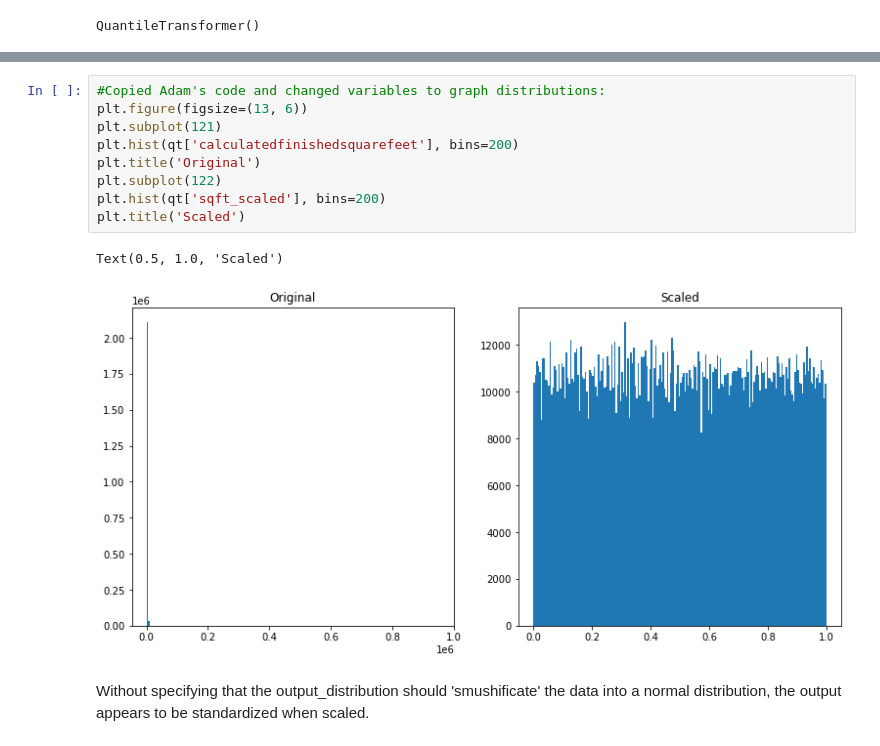
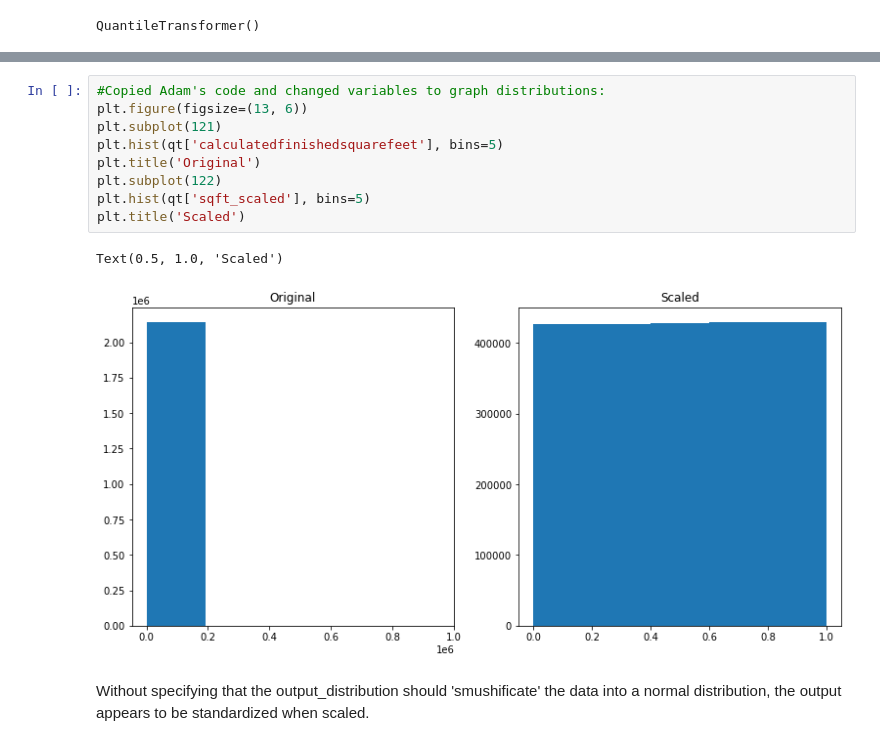
Before and after one commit to greg-maggard/regression_exercises, a Jupyter notebook: scaling.ipynb, the cells around one changed output, grey strips where cells are left out. Cells and saved outputs as stored; diff of their text form.

```diff
--- a/scaling.ipynb
+++ b/scaling.ipynb
@@ -252,15 +252,15 @@ qt
 # %%
 #Copied Adam's code and changed variables to graph distributions:
 plt.figure(figsize=(13, 6))
 plt.subplot(121)
-plt.hist(qt['calculatedfinishedsquarefeet'], bins=200)
+plt.hist(qt['calculatedfinishedsquarefeet'], bins=5)
 plt.title('Original')
 plt.subplot(122)
-plt.hist(qt['sqft_scaled'], bins=200)
+plt.hist(qt['sqft_scaled'], bins=5)
 plt.title('Scaled')
 # %% [output]
 Text(0.5, 1.0, 'Scaled')
-[figure, old version]
+[figure, new version]
 # %% [markdown]
 Without specifying that the output_distribution should 'smushificate' the data into a normal distribution, the output appears to be standardized when scaled.
 # %% [markdown]
```
Also changed, not shown: parts of 11 cells of this notebook, 1 other file.
